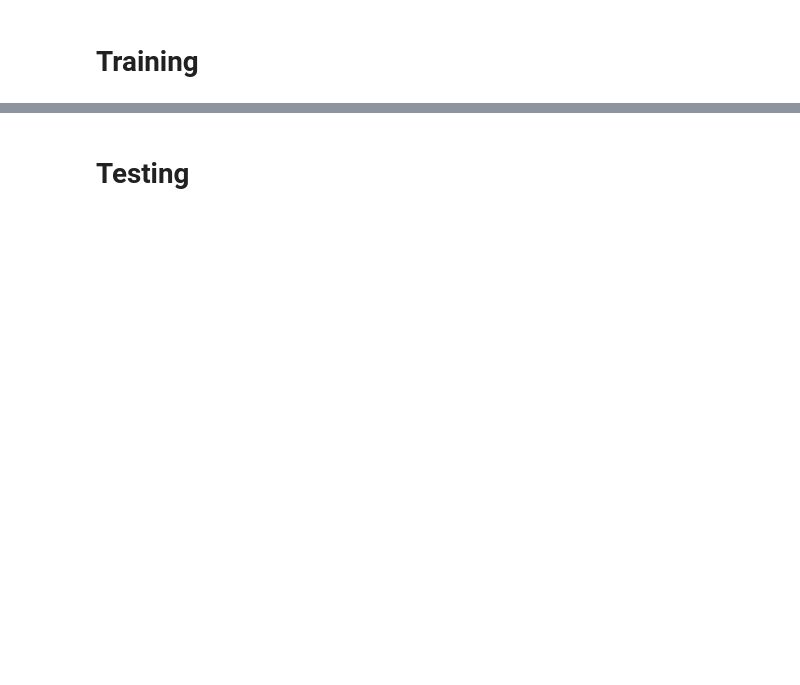
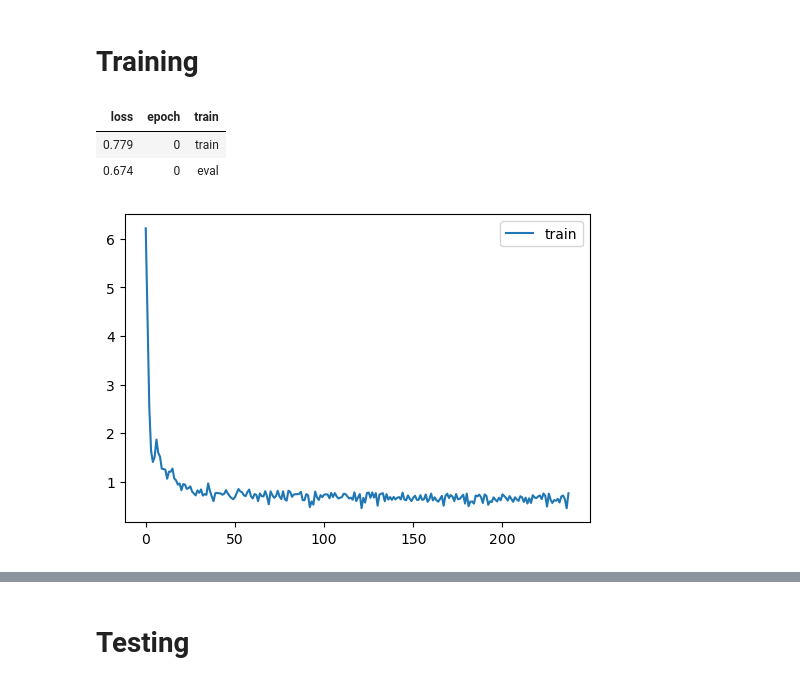
Before and after one commit to fastai/minai, a Jupyter notebook: llm_example.ipynb, the cells around one changed output, grey strips where cells are left out. Drawn from its saved outputs; the diff is of its cells as text; code cells hidden in the pictures; blank space fills up the shorter version.

```diff
--- a/llm_example.ipynb
+++ b/llm_example.ipynb
@@ -125,0 +180,15 @@ learn = Learner(model, dls, loss_func=loss_fn, lr=lr, cbs=cbs, opt_func=torch.op
+# %%
+#|export
+class MomentumLearner(TrainLearner):
+    def __init__(self, model, dls, loss_func, lr=None, cbs=None, opt_func=torch.optim.SGD, epoch_sz=None,
+                 n_inp=1, inp_nm=None, lbl_nm=None, preds_nm=None, mom=0.85):
+        self.mom = mom
+        super().__init__(model, dls, loss_func, lr, cbs, opt_func=opt_func, epoch_sz=epoch_sz, n_inp=n_inp,
+                        inp_nm=inp_nm, lbl_nm=lbl_nm, preds_nm=preds_nm)
+
+    def zero_grad(self):
+        with torch.no_grad():
+            for p in self.model.parameters():
+                if p.grad is not None:
+                    p.grad.detach_()
+                    p.grad *= self.mom
@@ -125,0 +198,10 @@ learn = Learner(model, dls, loss_func=loss_fn, lr=lr, cbs=cbs, opt_func=torch.op
+# %%
+lr = 5e-4
+# %%
+model = llama_base
+# %%
+# learn = TrainLearner(model, dls, loss_func=loss_fn, lr=lr, cbs=cbs, epoch_sz=3)
+learn = MomentumLearner(model, dls, loss_func=loss_fn, lr=lr, cbs=cbs, mom=0.9, preds_nm='logits',
+                        epoch_sz=len(dls.train)//5)
+# learn = Learner(model, dls, loss_func=loss_fn, lr=lr, cbs=cbs+[prog,TrainCB()], epoch_sz=3) #, opt_func=optim)
+# learn = Learner(model, dls, loss_func=loss_fn, lr=lr, cbs=cbs+[TrainCB()], epoch_sz=32)#, opt_func=optim)
@@ -125,0 +213,7 @@ learn = Learner(model, dls, loss_func=loss_fn, lr=lr, cbs=cbs, opt_func=torch.op
+# %%
+learn.fit(1, cbs=prog)
+# %% [output]
+| loss | epoch | train |
+| 0.779 | 0 | train |
+| 0.674 | 0 | eval |
+[figure, added]
```
Also changed, not shown: parts of 50 cells of this notebook, 4 other files.
